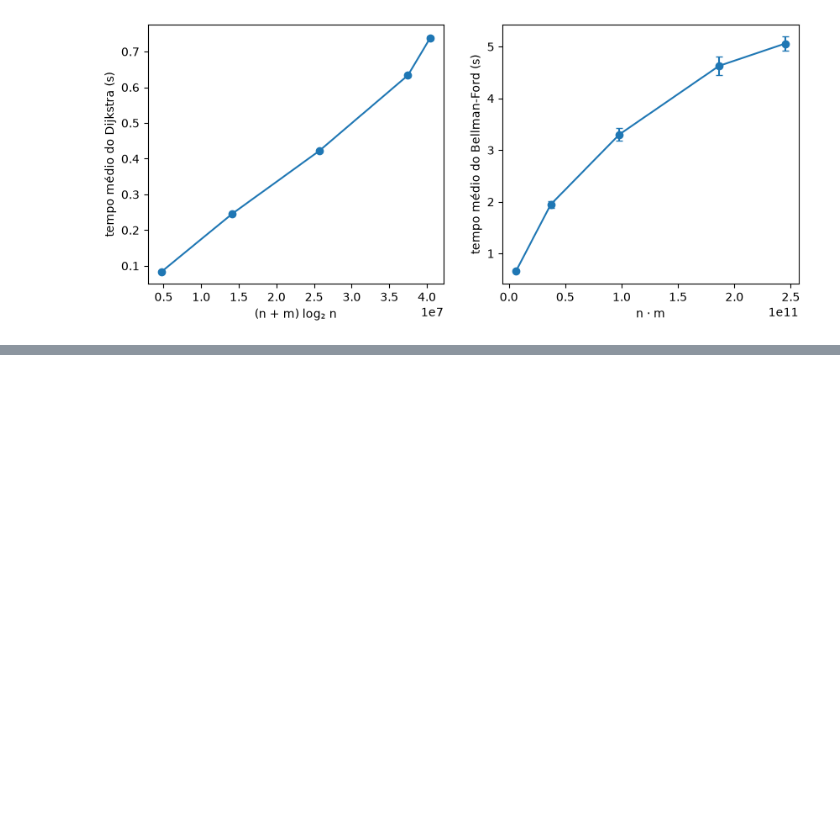
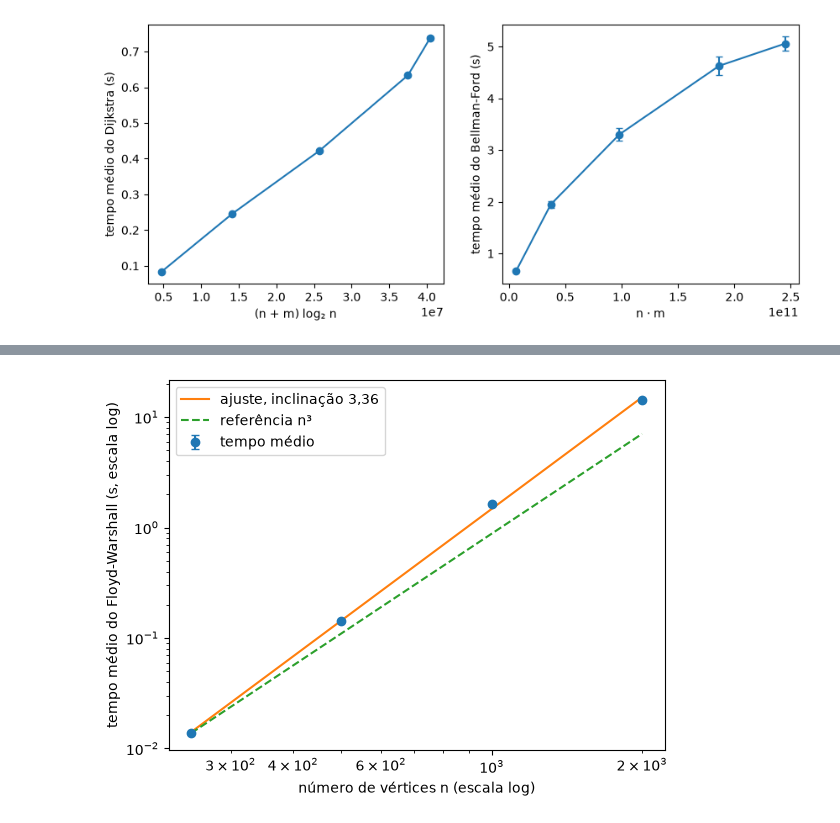
Before and after one commit to Augustocfq/snap-flickr-MATA53, a Jupyter notebook: main.ipynb, the cells around one changed output, grey strips where cells are left out. Drawn from its saved outputs; the diff is of its cells as text; code cells hidden in the pictures; blank space fills up the shorter version.

```diff
--- a/main.ipynb
+++ b/main.ipynb
@@ -927,0 +944,2 @@ plt.show()
+# %%
+REPETITIONS = {250: 30, 500: 30, 1000: 10, 2000: 10}
@@ -927,0 +950,15 @@ plt.show()
+# %%
+edges = read_edge_list(DATA_PROCESSED / "flickr_lcc.edgelist.gz")
+n = max(map(max, edges)) + 1
+rng = np.random.default_rng(SEED)
+weights = rng.integers(1, 11, size=len(edges))
+center_distances = breadth_first_search(build_adjacency(n, edges), int(rng.integers(n)))
+ball_order = np.argsort(center_distances, kind="stable")
+edge_array = np.array(edges)
+subgraphs = {}
+for k in REPETITIONS:
+    position = np.full(n, -1)
+    position[ball_order[:k]] = np.arange(k)
+    endpoints = position[edge_array]
+    is_inside = (endpoints >= 0).all(axis=1)
+    subgraphs[k] = np.column_stack([endpoints[is_inside], weights[is_inside]]).tolist()
@@ -927,0 +977,10 @@ plt.show()
+# %%
+def measure_floyd_warshall() -> list[dict]:
+    records = []
+    for k, subgraph_edges in subgraphs.items():
+        record = measure_time("Floyd-Warshall", "bola BFS", lambda: floyd_warshall(k, subgraph_edges), REPETITIONS[k])
+        records.append(record | {"n": k, "m": len(subgraph_edges)})
+    return records
+
+
+times = pd.DataFrame(cached("tempos_floyd", measure_floyd_warshall))
@@ -927,0 +991,18 @@ plt.show()
+# %%
+slope, intercept = np.polyfit(np.log(times["n"]), np.log(times["mean"]), 1)
+figure, axes = plt.subplots()
+axes.errorbar(
+    times["n"], times["mean"], yerr=times["ci_upper"] - times["mean"],
+    marker="o", capsize=3, linestyle="none", label="tempo médio",
+)
+axes.plot(times["n"], np.exp(intercept) * times["n"] ** slope, label=f"ajuste, inclinação {slope:.2f}".replace(".", ","))
+axes.plot(times["n"], times["mean"][0] * (times["n"] / times["n"][0]) ** 3, linestyle="--", label="referência n³")
+axes.set_xscale("log")
+axes.set_yscale("log")
+axes.set_xlabel("número de vértices n (escala log)")
+axes.set_ylabel("tempo médio do Floyd-Warshall (s, escala log)")
+axes.legend()
+figure.savefig(FIGURES_DIR / "floyd_escala.pdf", bbox_inches="tight", metadata={"CreationDate": None})
+plt.show()
+# %% [output]
+[figure, added]
```
Also changed, not shown: parts of 10 cells of this notebook, 5 other files.
